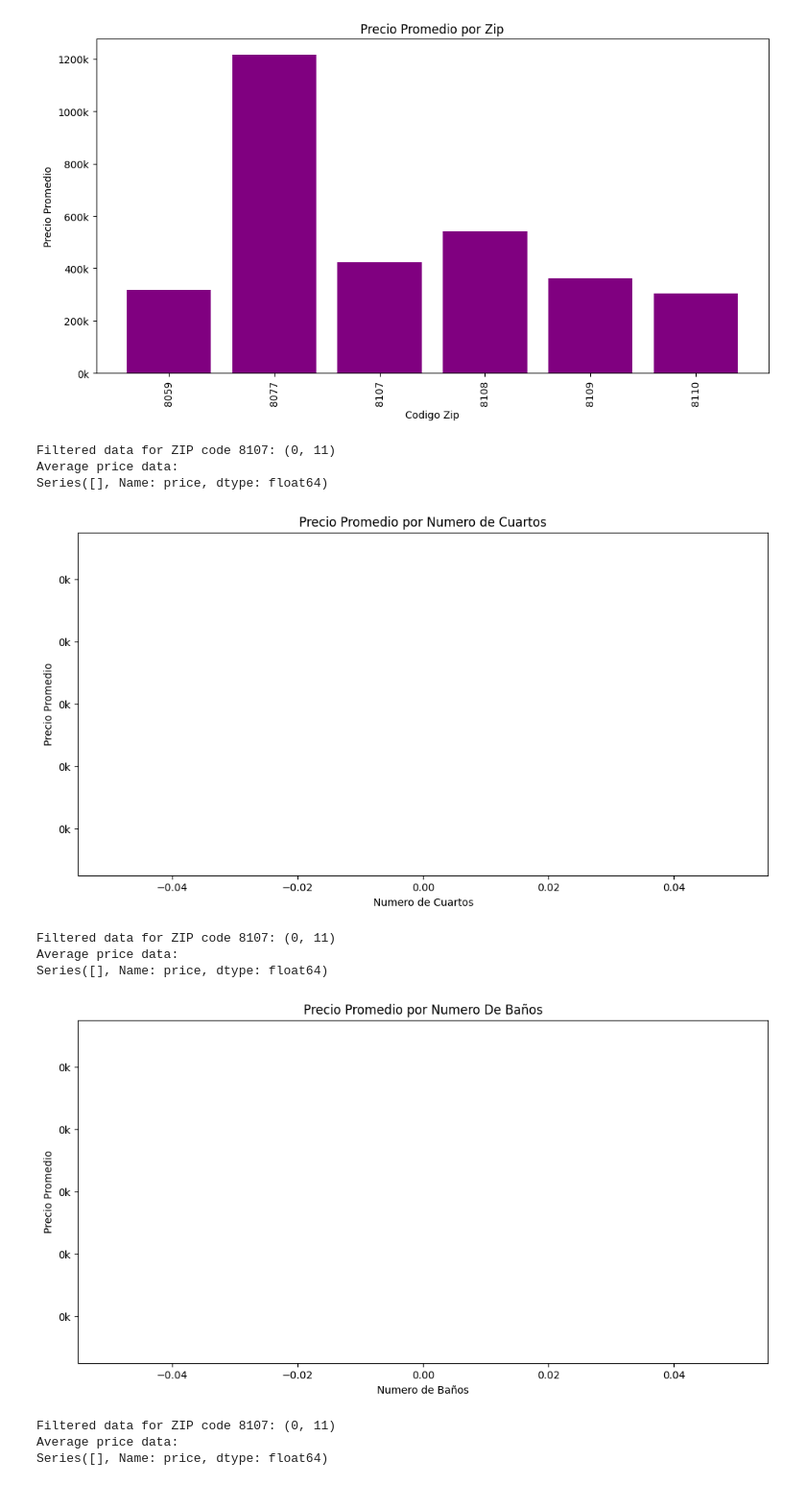
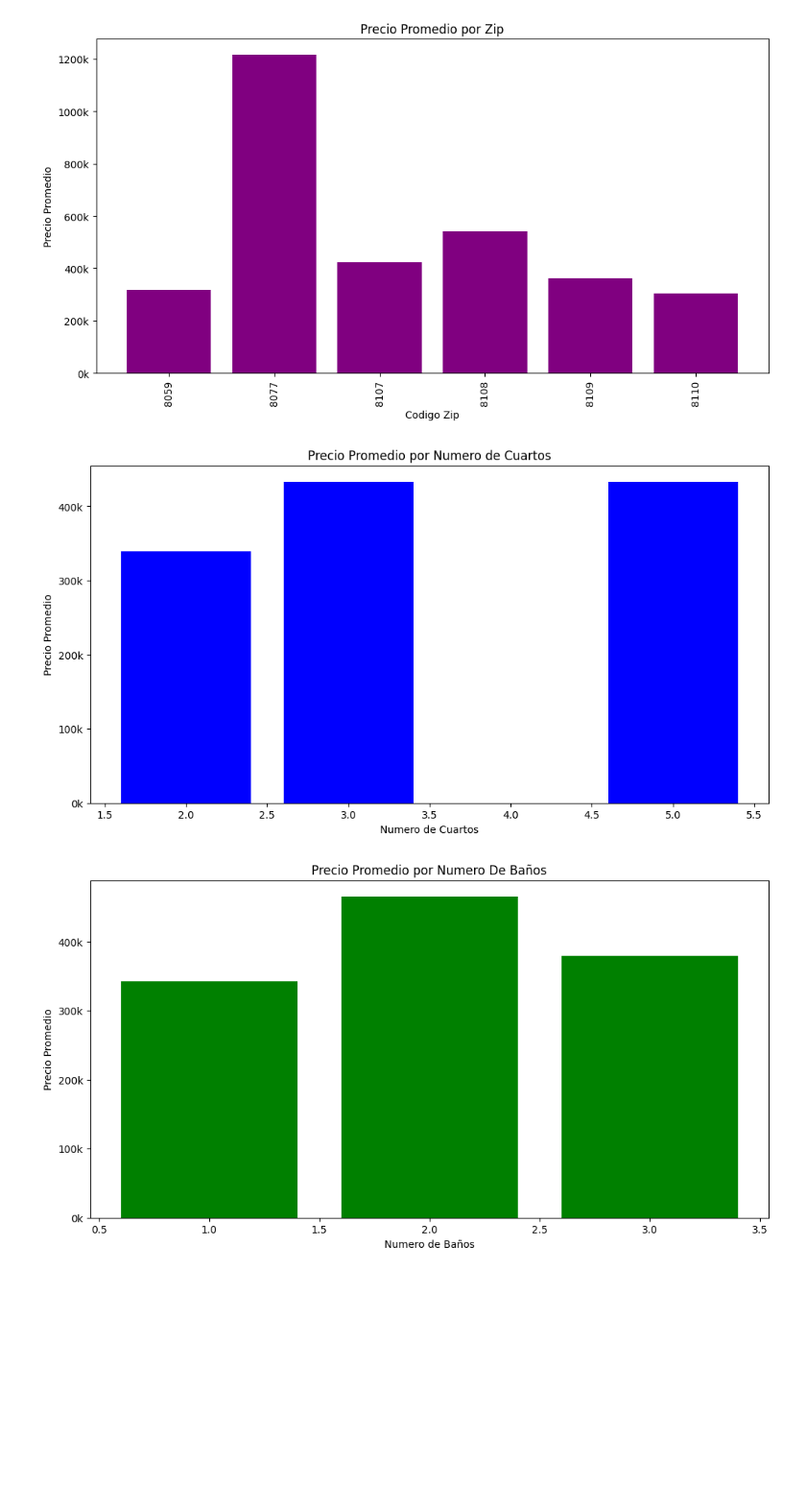
Before and after one commit to DonMaCuandoNoEscribe/IBM-Python-for-Data-Science-Projects, a Jupyter notebook: Estadisticas_Zillow.ipynb, the cells around one changed output. Shown at 96% size. Cells and saved outputs as stored; diff of their text form; code cells hidden in the pictures; blank space fills up the shorter version.

```diff
--- a/Estadisticas_Zillow.ipynb
+++ b/Estadisticas_Zillow.ipynb
@@ -60,11 +60,13 @@ def plot_avg_price_by_zip(cleaned_data, zip_code, column, color, plot_type='bar'
                           title='', xlabel='', ylabel='Precio Promedio'):
     # Filter data for the specific ZIP code
     zip_data = cleaned_data[cleaned_data['hdpData.homeInfo.zipcode'] == zip_code]
-    print(f"Filtered data for ZIP code {zip_code}: {zip_data.shape}")
-
     # Calculate the average price grouped by the specified column and convert to thousands
     avg_price = zip_data.groupby(column)['price'].mean() / 1000
-    print(f"Average price data:\n{avg_price}")
+
+
+    if avg_price.empty:
+        print("No data available to plot.")
+        return
 
     # Set up the plot
     plt.figure(figsize=(12, 6))
@@ -297,21 +299,12 @@ for key, params in plot_params.items():
 # %%
 #Estadisticas por Zip
 
 #Zip de interes
-zip = 8107
+zip_code = "08107"
 
 # Loop over the dictionary and plot each graph
 for key, params in zip_plot_params.items():
-    plot_avg_price_by_zip(cleaned_data, zip ,**params)
+    plot_avg_price_by_zip(cleaned_data, zip_code ,**params)
 # %% [output]
-Filtered data for ZIP code 8107: (0, 11)
-Average price data:
-Series([], Name: price, dtype: float64)
-[figure, old version]
+[figure, new version]
-Filtered data for ZIP code 8107: (0, 11)
-Average price data:
-Series([], Name: price, dtype: float64)
-[figure, old version]
+[figure, new version]
-Filtered data for ZIP code 8107: (0, 11)
-Average price data:
-Series([], Name: price, dtype: float64)
```
Also changed, not shown: parts of 1 cell of this notebook.
